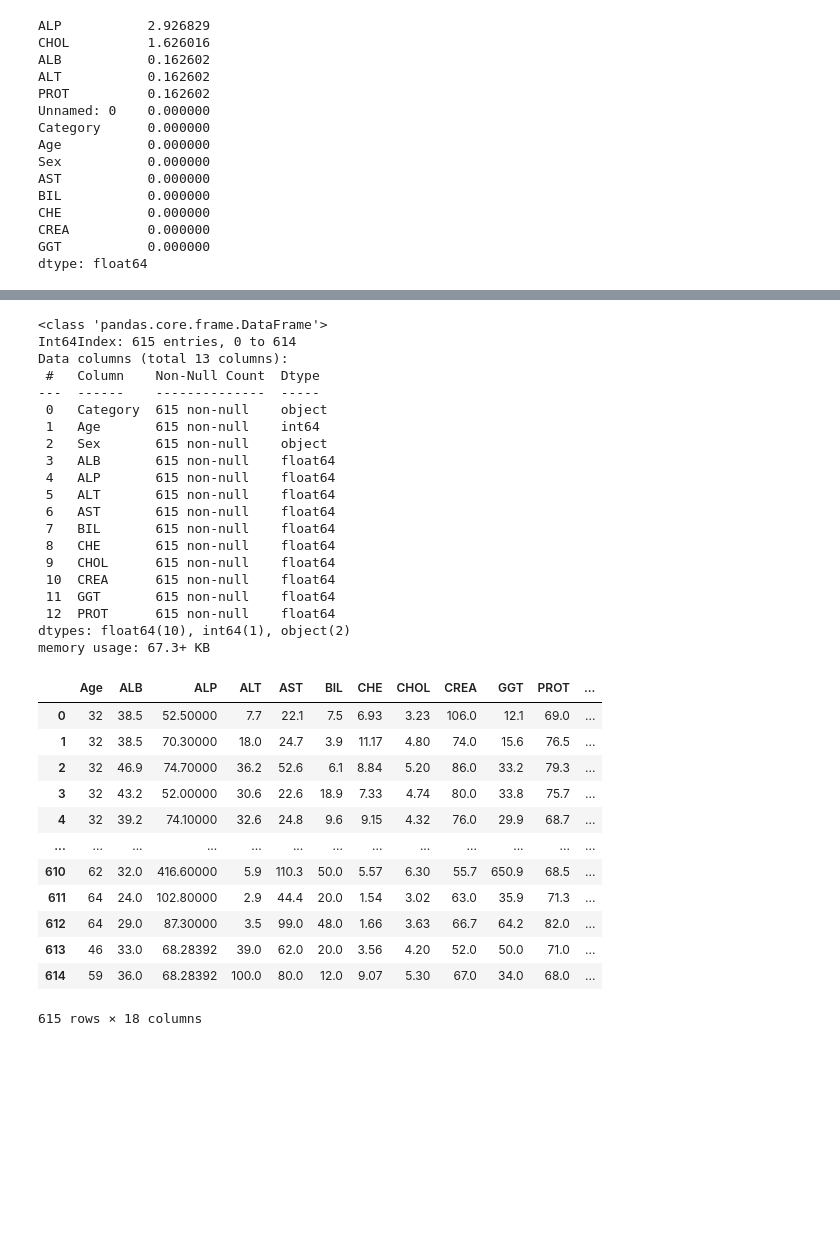
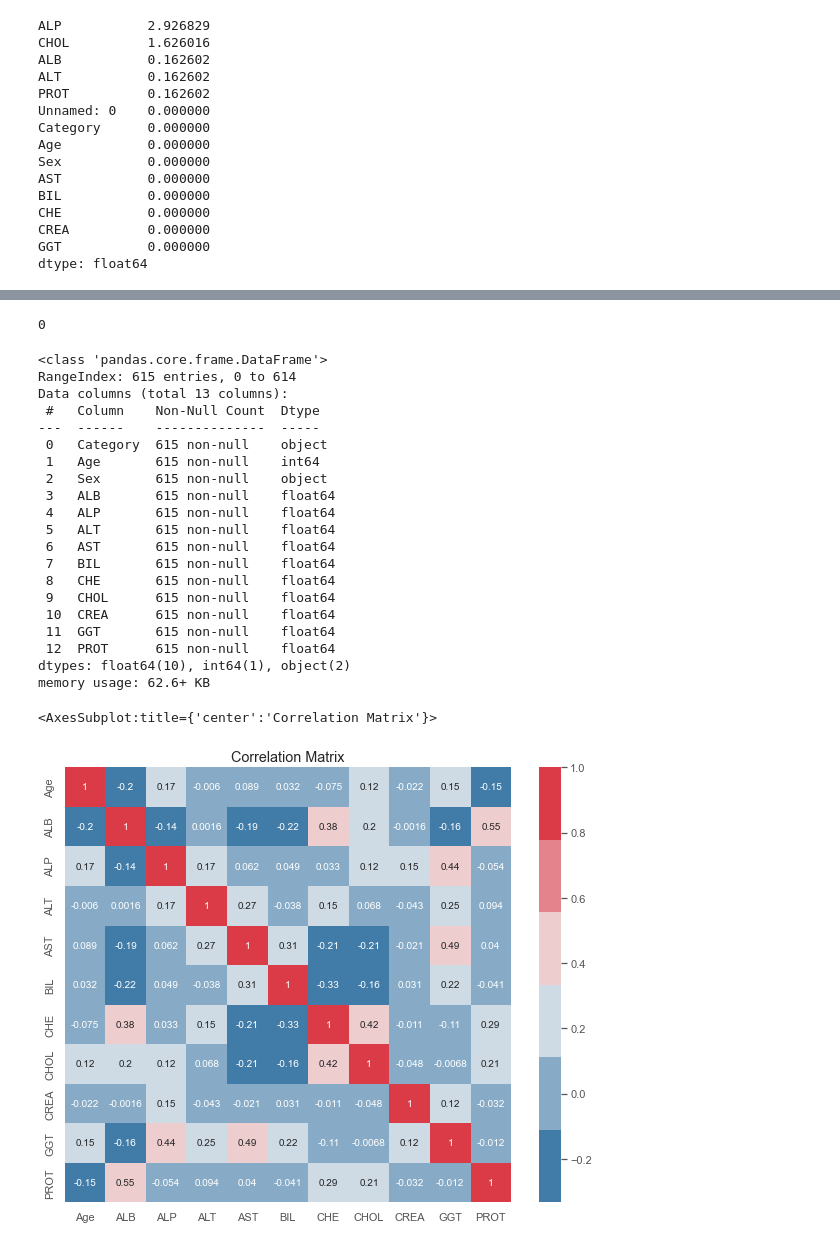
Before and after one commit to Omuk/Reborn, a Jupyter notebook: Data Practice/Practice_Field.ipynb, the cells around one changed output, grey strips where cells are left out. Saved outputs shown, nothing was run; the diff lists cells and outputs as text; code cells hidden in the pictures; blank space fills up the shorter version.

Commit message:
data

```diff
--- a/Data Practice/Practice_Field.ipynb
+++ b/Data Practice/Practice_Field.ipynb
@@ -85,6 +66,0 @@ dtype: float64
-# %%
-data.duplicated().sum()
-
-data.drop_duplicates(keep='first', ignore_index=False, subset=None, inplace=True)
-
-data.duplicated().sum()
@@ -104,9 +85,13 @@ sns.heatmap(data_corr, mask=np.zeros_like(data_corr, dtype=np.bool_), cmap=sns.d
+# %%
+data.duplicated().sum()
+# %% [output]
+0
 # %%
 data.drop(columns=['Unnamed: 0'], inplace=True)
 data.info()
 # %% [output]
 <class 'pandas.core.frame.DataFrame'>
-Int64Index: 615 entries, 0 to 614
+RangeIndex: 615 entries, 0 to 614
 Data columns (total 13 columns):
  #   Column    Non-Null Count  Dtype
 ---  ------    --------------  -----
@@ -124,27 +109,28 @@ Data columns (total 13 columns):
  11  GGT       615 non-null    float64
  12  PROT      615 non-null    float64
 dtypes: float64(10), int64(1), object(2)
-memory usage: 67.3+ KB
+memory usage: 62.6+ KB
+# %%
+data_corr = data.corr()
+
+
+f,ax = plt.subplots(figsize=(10,8))
+
+ax.set_title('Correlation Matrix')
+
+sns.heatmap(data_corr, mask=np.zeros_like(data_corr, dtype=np.bool_), cmap=sns.diverging_palette(240,10), annot=True)
+# %% [output]
+<AxesSubplot:title={'center':'Correlation Matrix'}>
+[figure, added]
 # %%
+le = LabelEncoder()
+
 y = data.Category
-
-le = LabelEncoder()
 
 y_true = le.fit_transform(y)
 
-data = pd.get_dummies(data, dtype=float)
-data
+data = pd.get_dummies(data,dtype=float)
+
+le.classes_
+
+n_clusters = len(le.classes_)
-# %% [output]
-|  | Age | ALB | ALP | ALT | AST | BIL | CHE | CHOL | CREA | GGT | PROT | ... |
-| 0 | 32 | 38.5 | 52.50000 | 7.7 | 22.1 | 7.5 | 6.93 | 3.23 | 106.0 | 12.1 | 69.0 | ... |
-| 1 | 32 | 38.5 | 70.30000 | 18.0 | 24.7 | 3.9 | 11.17 | 4.80 | 74.0 | 15.6 | 76.5 | ... |
-| 2 | 32 | 46.9 | 74.70000 | 36.2 | 52.6 | 6.1 | 8.84 | 5.20 | 86.0 | 33.2 | 79.3 | ... |
-| 3 | 32 | 43.2 | 52.00000 | 30.6 | 22.6 | 18.9 | 7.33 | 4.74 | 80.0 | 33.8 | 75.7 | ... |
-| 4 | 32 | 39.2 | 74.10000 | 32.6 | 24.8 | 9.6 | 9.15 | 4.32 | 76.0 | 29.9 | 68.7 | ... |
-| ... | ... | ... | ... | ... | ... | ... | ... | ... | ... | ... | ... | ... |
-| 610 | 62 | 32.0 | 416.60000 | 5.9 | 110.3 | 50.0 | 5.57 | 6.30 | 55.7 | 650.9 | 68.5 | ... |
-| 611 | 64 | 24.0 | 102.80000 | 2.9 | 44.4 | 20.0 | 1.54 | 3.02 | 63.0 | 35.9 | 71.3 | ... |
-| 612 | 64 | 29.0 | 87.30000 | 3.5 | 99.0 | 48.0 | 1.66 | 3.63 | 66.7 | 64.2 | 82.0 | ... |
-| 613 | 46 | 33.0 | 68.28392 | 39.0 | 62.0 | 20.0 | 3.56 | 4.20 | 52.0 | 50.0 | 71.0 | ... |
-| 614 | 59 | 36.0 | 68.28392 | 100.0 | 80.0 | 12.0 | 9.07 | 5.30 | 67.0 | 34.0 | 68.0 | ... |
-615 rows × 18 columns
```
Also changed, not shown: parts of 13 cells of this notebook, 1 other file.
